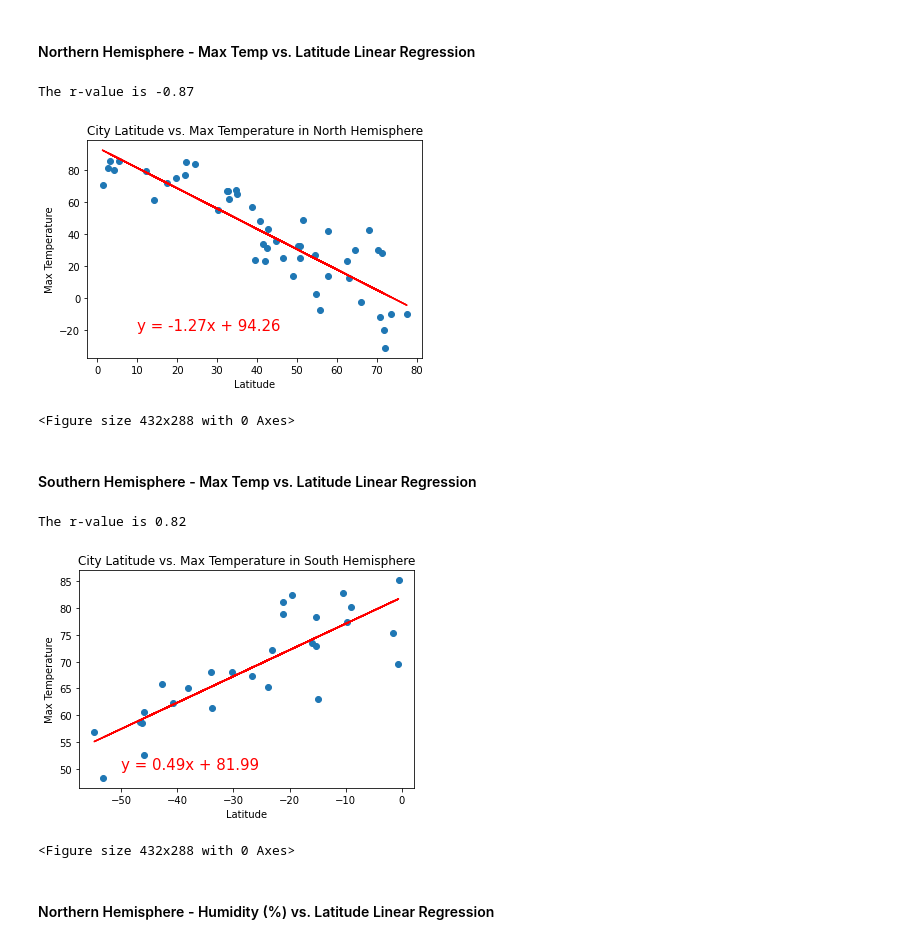
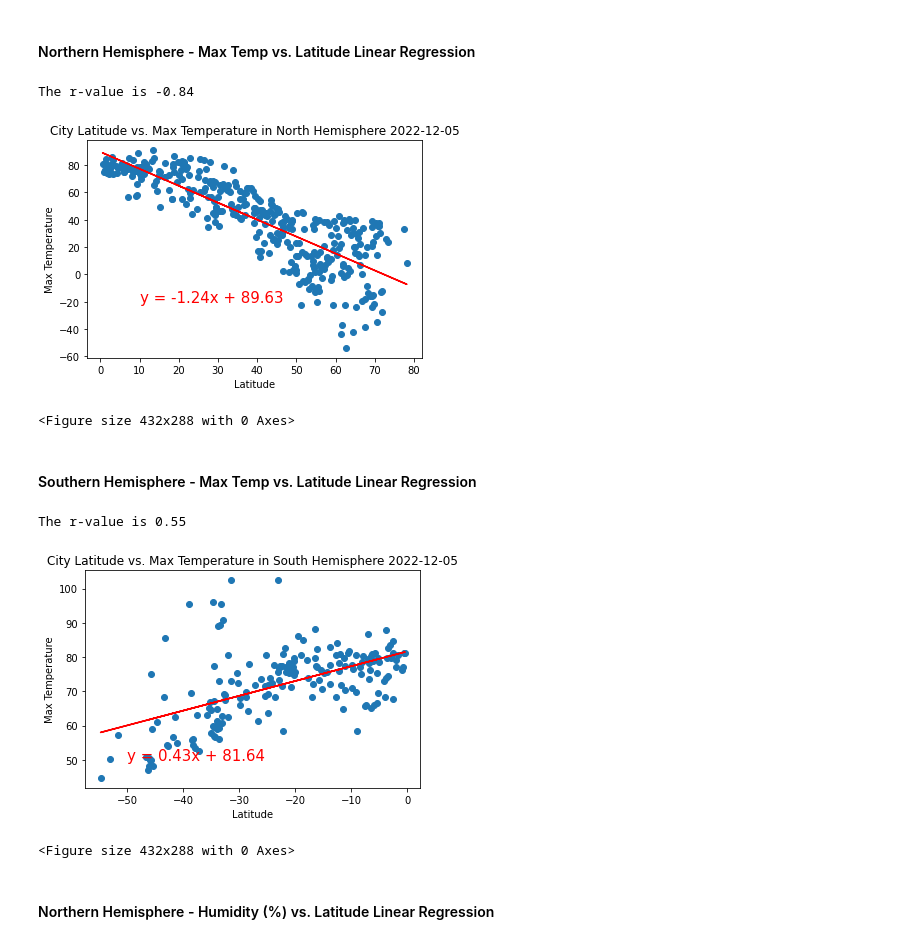
Before and after one commit to IlkayAtes11/Python_API_challenge, a Jupyter notebook: WeatherPy/WeatherPy.ipynb, the cells around one changed output. Saved outputs shown, nothing was run; the diff lists cells and outputs as text; code cells hidden in the pictures.

```diff
--- a/WeatherPy/WeatherPy.ipynb
+++ b/WeatherPy/WeatherPy.ipynb
@@ -37,8 +37,8 @@ lat_lngs = []
 cities = []
 
 # Create a set of random lat and lng combinations
-lats = np.random.uniform(lat_range[0], lat_range[1], size=100)
-lngs = np.random.uniform(lng_range[0], lng_range[1], size=100)
+lats = np.random.uniform(lat_range[0], lat_range[1], size=1500)
+lngs = np.random.uniform(lng_range[0], lng_range[1], size=1500)
 lat_lngs = zip(lats, lngs)
 
 # Identify nearest city for each lat, lng combination
@@ -112,8 +112,8 @@ for index, city in enumerate(cities):
         Country.append(np.nan)
         Cloudiness.append(np.nan)
 
-    if set == 4:
-        break
+    #if set == 10:
+    #   break
 print("------------------------------------------------")
 print("Data Retrieval Complete")
 print("------------------------------------------------")
@@ -237,27 +232,27 @@ south_cities = cities_df.loc[cities_df['Lat'] < 0]
 # %%
 x = north_cities['Lat']
 y = north_cities['Max Temp']
 
 correlation = st.pearsonr(x, y)
 (slope, intercept, rvalue, pvalue, stderr) = st.linregress(x,y)
 regress_values = x * slope + intercept
 line_eq = "y = " + str(round(slope,2)) + "x + " + str(round(intercept,2))
 
 plt.scatter(x,y)
 plt.xlabel('Latitude')
 plt.ylabel('Max Temperature')
 
 plt.plot(x,regress_values, "r-")
 plt.annotate(line_eq,(10,-20),fontsize=15,color="red")
-plt.title('City Latitude vs. Max Temperature in North Hemisphere')
+plt.title(f'City Latitude vs. Max Temperature in North Hemisphere {date_time}')
 
 print(f'The r-value is {round(rvalue,2)}')
 
 plt.show()
-plt.savefig('figure_5')
+plt.savefig("../output_data/northern_hemisphere_max_temp_lat_lin.png", bbox_inches="tight")
 # %% [output]
-The r-value is -0.87
+The r-value is -0.84
-[figure, old version]
+[figure, new version]
 <Figure size 432x288 with 0 Axes>
 # %%
 #After each pair of plots, explain what the linear regression is modeling.
@@ -279,15 +274,15 @@ plt.ylabel('Max Temperature')
 
 plt.plot(x,regress_values, "r-")
 plt.annotate(line_eq,(-50,50),fontsize=15,color="red")
-plt.title('City Latitude vs. Max Temperature in South Hemisphere')
+plt.title(f'City Latitude vs. Max Temperature in South Hemisphere {date_time}')
 
 print(f'The r-value is {round(rvalue,2)}')
 
 plt.show()
-plt.savefig('figure_6')
+plt.savefig("../output_data/southern_hemisphere_max_temp_lat_lin.png", bbox_inches="tight")
 # %% [output]
-The r-value is 0.82
+The r-value is 0.55
-[figure, old version]
+[figure, new version]
 <Figure size 432x288 with 0 Axes>
 # %% [markdown]
 ####  Northern Hemisphere - Humidity (%) vs. Latitude Linear Regression
```
Also changed, not shown: parts of 13 cells of this notebook, 31 other files.
